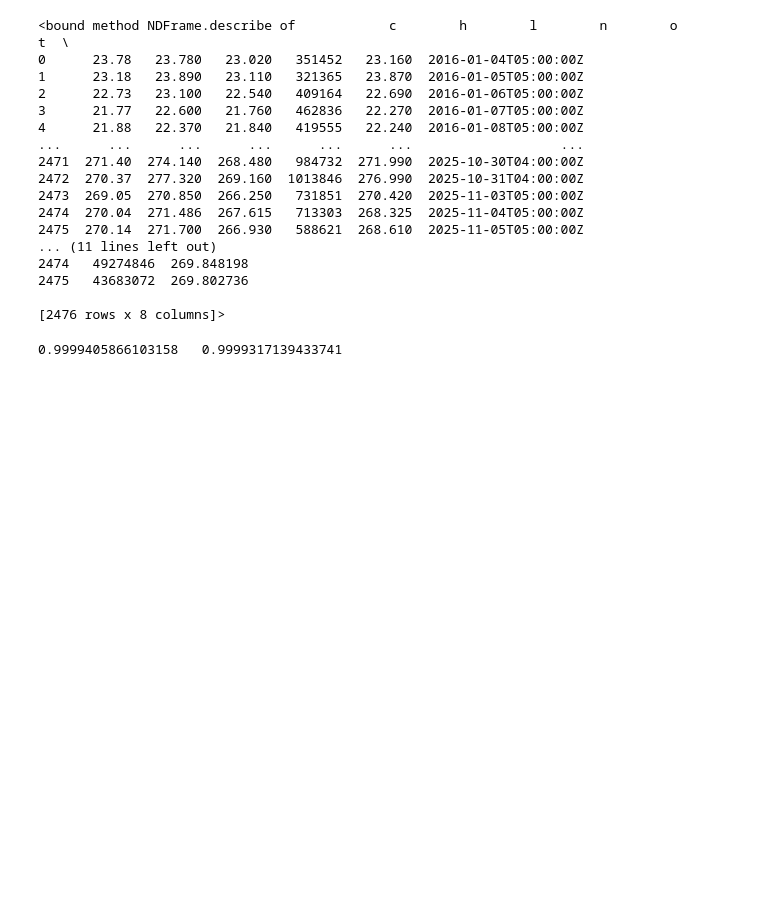
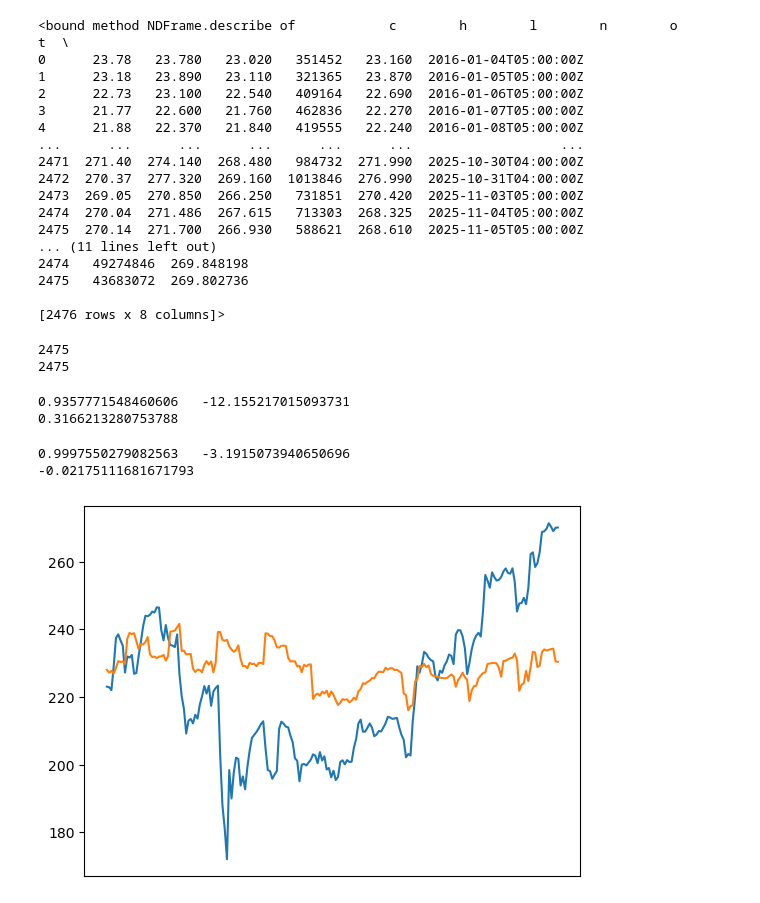
Before and after one commit to danCoder93/ENSF611-FinPrediction, a Jupyter notebook: src/FinPrediction.ipynb, the cells around one changed output. Saved outputs shown, nothing was run; the diff lists cells and outputs as text; code cells hidden in the pictures; blank space fills up the shorter version.

Commit message:
Add prediction step of y

```diff
--- a/src/FinPrediction.ipynb
+++ b/src/FinPrediction.ipynb
@@ -58,15 +68,29 @@ for i in range(period-1,len(df)):
 # %%
 from sklearn.model_selection import train_test_split
-# drop_columns = ['c','h','l','n','o','v','vw','loss','gain','t']
-drop_columns = ['c','t']
+drop_columns = ['c','h','l','n','o','v','vw','loss','gain','t']
+#drop_columns = ['c','t']
 # Set up for linear regression
 X = df.drop(drop_columns,axis=1)
-y = df['c']
-
-X_train, X_test, y_train, y_test = train_test_split(X,y,test_size=0.2,random_state=42)
+# Set up the target as the NEXT day's close
+for i in range(len(X)-1):
+    y.at[i] = df.iloc[i+1]['c']
+X = X.drop(index=len(X)-1)
+y = y.drop(index=len(X)-1)
+print(len(X))
+print(len(y))
+prediction_range = 200
+# X_train, X_test, y_train, y_test = train_test_split(X,y,test_size=0.2,random_state=42)
+X_train = X.iloc[:-prediction_range]
+X_test = X.iloc[len(X_train):]
+y_train = y.iloc[:-prediction_range]
+y_test = y.iloc[len(X_train):]
+# %% [output]
+2475
+2475
 # %%
 from sklearn.linear_model import LinearRegression
 from sklearn.model_selection import cross_validate
+from sklearn.metrics import r2_score
 
 model = LinearRegression()
 model.fit(X_train,y_train)
@@ -74,12 +98,32 @@ result = cross_validate(model,X_train,y_train,cv = 5, scoring='r2',return_train_
 print(result['train_score'].mean()," ",result['test_score'].mean())
 
 y_predict = model.predict(X_test)
+print(r2_score(y_test,y_predict))
 # %% [output]
-0.9999405866103158   0.9999317139433741
+0.9357771548460606   -12.155217015093731
+0.3166213280753788
+# %%
+from sklearn.ensemble import RandomForestRegressor
+model = RandomForestRegressor(n_estimators=100, random_state=0)
+
+model.fit(X_train,y_train)
+result = cross_validate(model,X_train,y_train,cv = 5, scoring='r2',return_train_score=True,return_estimator=True)
+print(result['train_score'].mean()," ",result['test_score'].mean())
+
+y_predict = model.predict(X_test)
+print(r2_score(y_test,y_predict))
+# %% [output]
+0.9997550279082563   -3.1915073940650696
+-0.02175111681671793
 # %%
-# import matplotlib.pyplot as plt
+import matplotlib.pyplot as plt
 
-# x = list(range(len(X_test)))
-# print(f"{len(x)},{len(y_predict)},{len(y_test)}")
-# plt.scatter(x,y_predict)
-# plt.scatter(x,y_test)
+fig, ax = plt.subplots()
+#ax.plot(df.iloc[:-prediction_range]['t'],y_train)
+ax.plot(list(range(len(X_test))),y_test)
+ax.plot(list(range(len(X_test))),y_predict)
+ax.xaxis.set_visible(False)
+
+plt.show()
+# %% [output]
+[figure, added]
```
Also changed, not shown: parts of 1 cell of this notebook.
